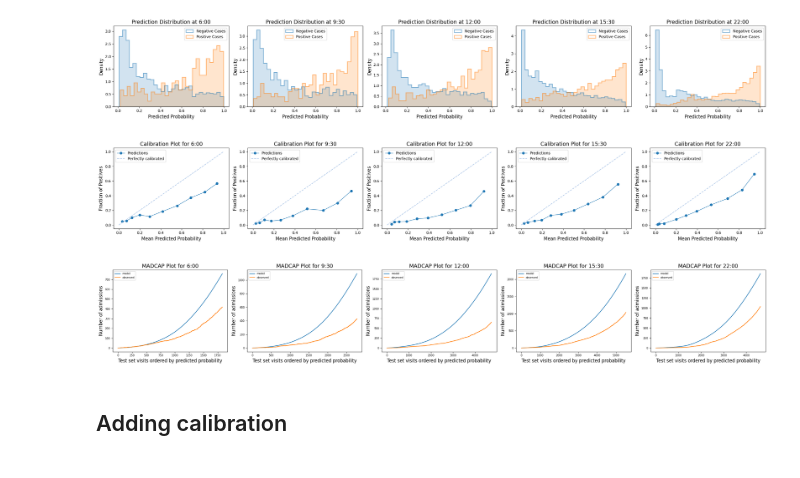
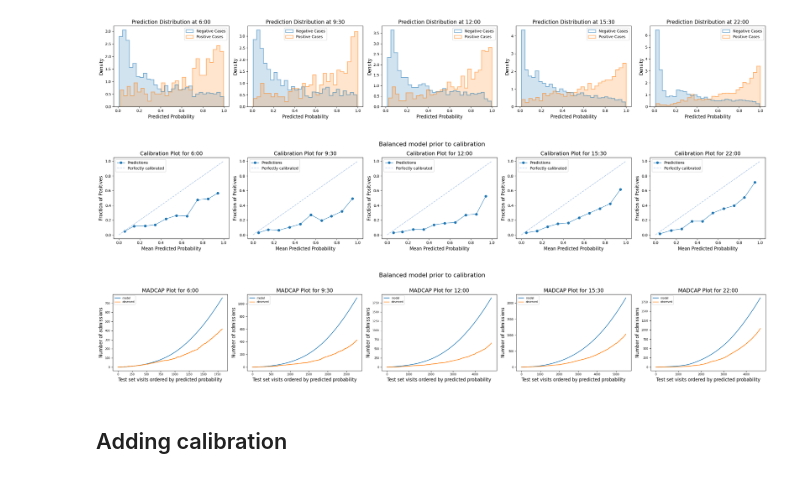
Before and after one commit to zmek/patientflow, a Jupyter notebook: notebooks/4a_Predict_probability_of_admission_from_ED.ipynb, the cells around one changed output. Saved outputs shown, nothing was run; the diff lists cells and outputs as text; code cells hidden in the pictures.

Commit message:
modify plots to handle TrainedClassifier objects

```diff
--- a/notebooks/4a_Predict_probability_of_admission_from_ED.ipynb
+++ b/notebooks/4a_Predict_probability_of_admission_from_ED.ipynb
@@ -595,31 +584,29 @@ plot_prediction_distributions(
 # %%
 # with balanced training, not calibrated
 from patientflow.viz.calibration_plot import plot_calibration
+
 plot_calibration(
-    prediction_times,
-    media_file_path,
-    trained_models_balanced,
-    test_visits,
-    exclude_from_training_data,
-    strategy="quantile",
-    model_group_name='admissions_balanced',
-    # model_name_suffix='calibrated'
+    trained_models=list(trained_models_balanced.values()),  # Convert dict values to list
+    media_file_path=media_file_path,
+    test_visits=test_visits,
+    exclude_from_training_data=exclude_from_training_data,
+    strategy="uniform",  # optional
+    suptitle="Balanced model prior to calibration"  # optional
 )
 # %% [output]
-[figure, old version]
+[figure, new version]
 # %%
 # with balanced training, not calibrated
 from patientflow.viz.madcap_plot import generate_madcap_plots
 generate_madcap_plots(
-    prediction_times,
-    media_file_path,
-    trained_models_balanced,
-    test_visits,
-    exclude_from_training_data,
-    model_group_name = "admissions_balanced"
+    trained_models=list(trained_models_balanced.values()),
+    media_file_path=media_file_path,
+    test_visits=test_visits,
+    exclude_from_training_data=exclude_from_training_data,
+    suptitle="Balanced model prior to calibration"
 )
 # %% [output]
-[figure, old version]
+[figure, new version]
 # %% [markdown]
 ## Adding calibration
 # %%
```
Also changed, not shown: parts of 13 cells of this notebook, 7 other files.
